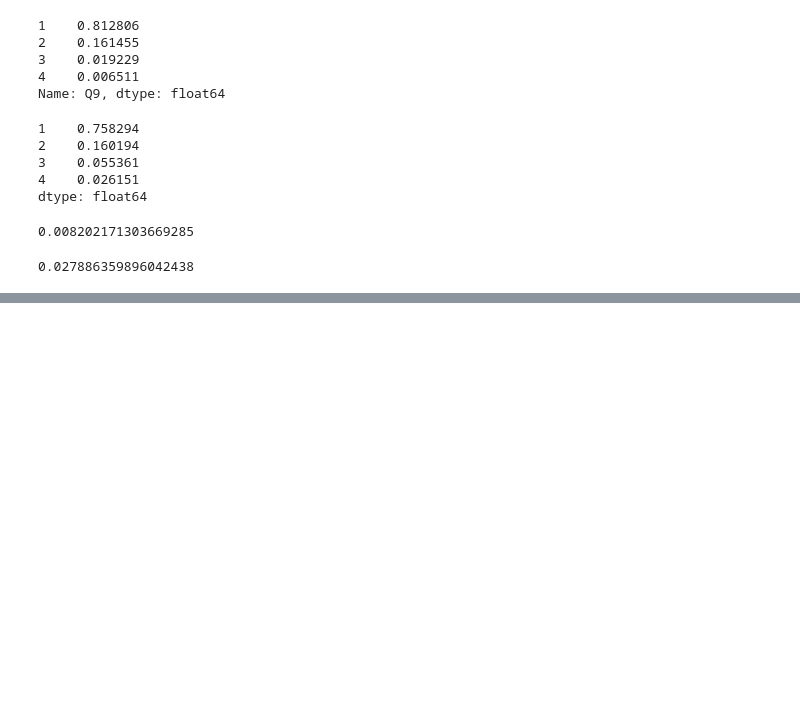
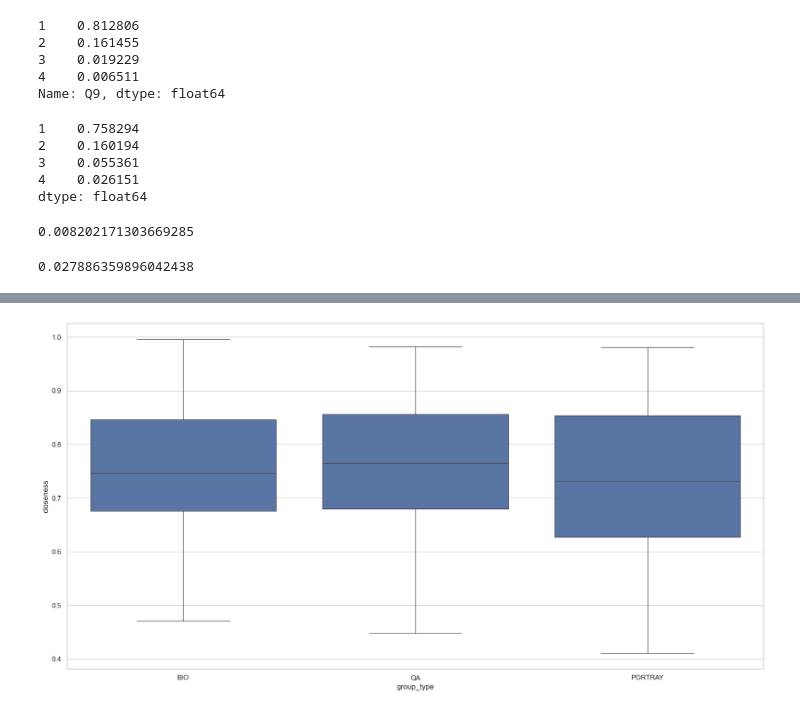
Before and after one commit to HariShankar08/LLMOpinions, a Jupyter notebook: book_check_response_stats.ipynb, the cells around one changed output, grey strips where cells are left out. Drawn from its saved outputs; the diff is of its cells as text; code cells hidden in the pictures; blank space fills up the shorter version.

```diff
--- a/book_check_response_stats.ipynb
+++ b/book_check_response_stats.ipynb
@@ -211,0 +566,7 @@ wasserstein_distance(model_non_refusal, human_non_refusal)
+# %%
+#Plot for each group type box plot
+plt.figure(figsize=(20,10))
+sns.boxplot(x='group_type',y='closeness',data=df_closeness)
+plt.show()
+# %% [output]
+[figure, added]
```
Also changed, not shown: parts of 33 cells of this notebook.
